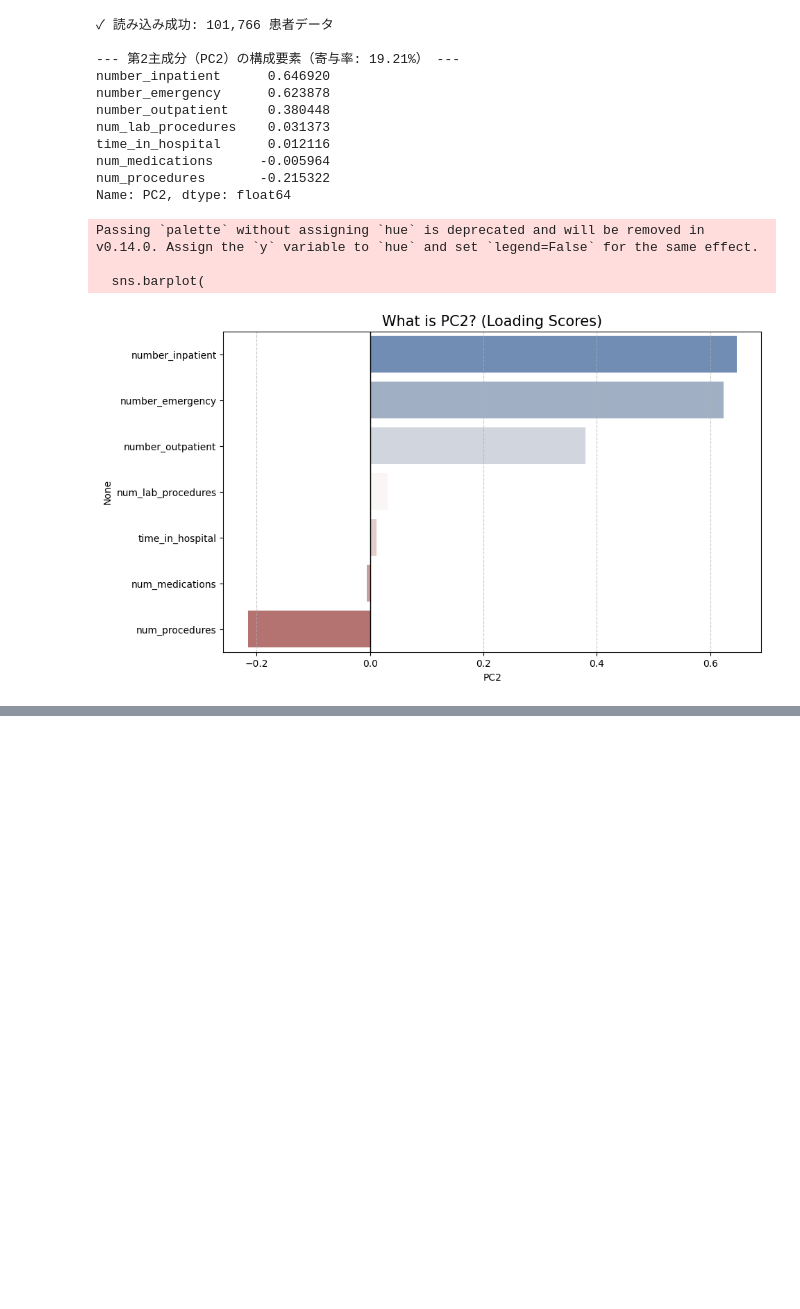
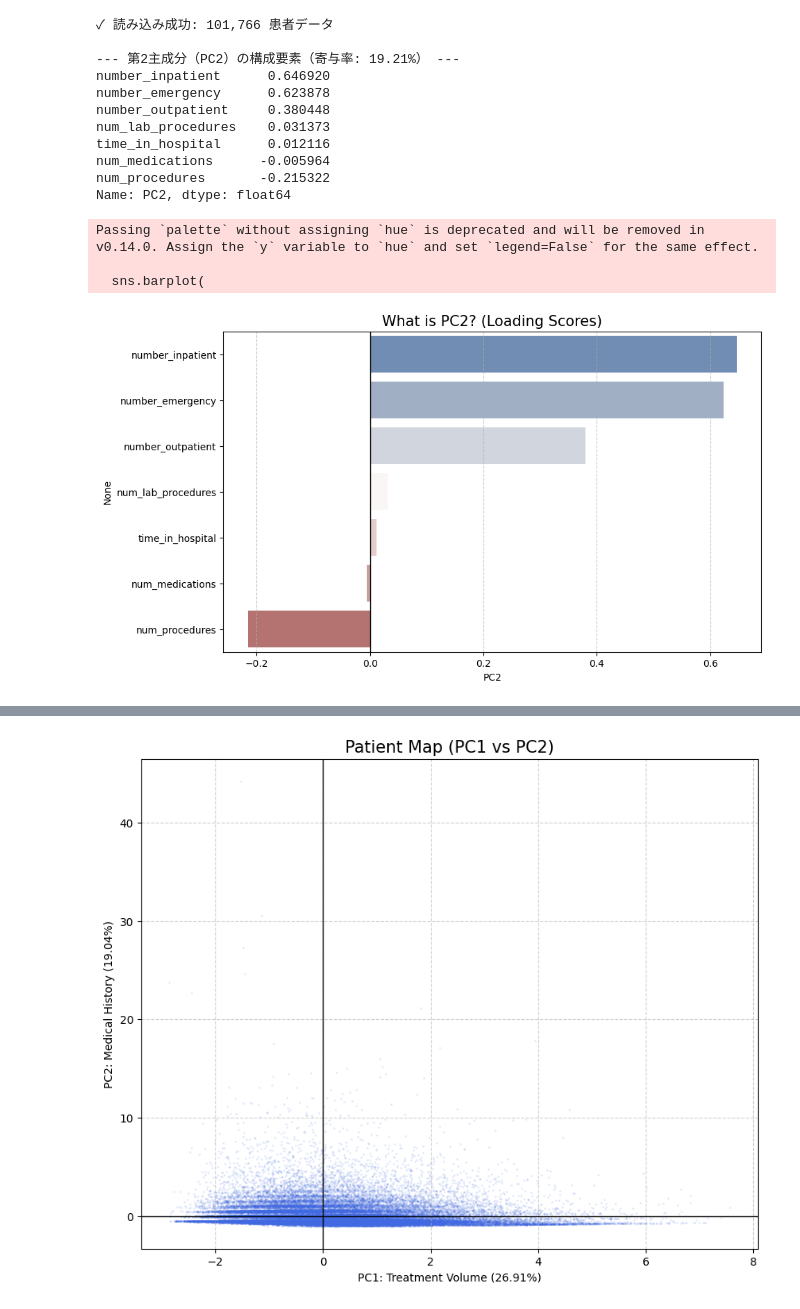
Before and after one commit to kaoru1018/diabetes-100k-analysis, a Jupyter notebook: データサイエンス.ipynb, the cells around one changed output, grey strips where cells are left out. Saved outputs shown, nothing was run; the diff lists cells and outputs as text; code cells hidden in the pictures; blank space fills up the shorter version.

```diff
--- a/データサイエンス.ipynb
+++ b/データサイエンス.ipynb
@@ -751,3 +751,82 @@ Passing `palette` without assigning `hue` is deprecated and will be removed in v
 
   sns.barplot(
 [figure]
+# %%
+import pandas as pd
+import numpy as np
+import os
+from sklearn.decomposition import PCA
+from sklearn.preprocessing import StandardScaler
+import matplotlib.pyplot as plt
+import seaborn as sns
+
+# 1. データの読み込み
+file_name = 'diabetic_data.csv'
+if os.path.exists(file_name):
+    df = pd.read_csv(file_name)
+    print(f"✓ 読み込み成功: {df.shape[0]:,} 患者データ")
+
+    # --- 工程2：断捨離（欠損値処理） ---
+    # 欠損率を計算し、30%を超える列を削除
+    missing_summary = (df == '?').sum()
+    missing_ratio = (missing_summary / len(df)) * 100
+    cols_to_drop = missing_ratio[missing_ratio > 30].index.tolist()
+    df_clean = df.drop(columns=cols_to_drop).copy()
+
+    # --- 工程3：型変換と穴埋め ---
+    # PCAで使用する「7つの指標」
+    pca_features = [
+        'time_in_hospital', 'num_lab_procedures', 'num_procedures',
+        'num_medications', 'number_outpatient', 'number_emergency', 'number_inpatient'
+    ]
+
+    # 数値への変換と、欠損値を中央値で穴埋め
+    for col in pca_features:
+        if col in df_clean.columns:
+            df_clean[col] = pd.to_numeric(df_clean[col], errors='coerce')
+            df_clean[col] = df_clean[col].fillna(df_clean[col].median())
+
+    # --- 工程4: PCA（主成分分析）の実行 ---
+    x = df_clean[pca_features]
+
+    # 単位を揃える（標準化）
+    scaler = StandardScaler()
+    x_scaled = scaler.fit_transform(x)
+
+    # PCAの計算
+    pca = PCA()
+    principal_components = pca.fit_transform(x_scaled)
+
+    # --- 工程5: 結果の表示 ---
+    print("\n--- PCA 寄与率の結果 ---")
+    ev_ratio = pca.explained_variance_ratio_
+    print(f"第1主成分 (PC1): {ev_ratio[0]*100:.2f}% (治療ボリュームの軸)")
+    print(f"第2主成分 (PC2): {ev_ratio[1]*100:.2f}% (受診歴・リピーターの軸)")
+    print(f"累積寄与率 (上位2つ合計): {sum(ev_ratio[:2])*100:.2f}%")
+
+    # --- 工程6: 第1・第2主成分による「患者マップ」の描画 ---
+    # PCAの結果をデータフレーム化
+    pca_df = pd.DataFrame(
+        data=principal_components,
+        columns=[f'PC{i+1}' for i in range(len(pca_features))]
+    )
+
+    plt.figure(figsize=(10, 8))
+
+    # 散布図を描画（点の透明度を alpha=0.1 にして、重なり具合を分かりやすくします）
+    plt.scatter(pca_df['PC1'], pca_df['PC2'], alpha=0.1, s=1, c='royalblue')
+
+    plt.title('Patient Map (PC1 vs PC2)', fontsize=15)
+    plt.xlabel(f'PC1: Treatment Volume ({ev_ratio[0]*100:.2f}%)')
+    plt.ylabel(f'PC2: Medical History ({ev_ratio[1]*100:.2f}%)')
+    plt.grid(True, linestyle='--', alpha=0.6)
+
+    # 平均値（0のライン）を強調する黒い十字線を引く
+    plt.axhline(0, color='black', lw=1)
+    plt.axvline(0, color='black', lw=1)
+
+    plt.show()
+
+else:
+    print("❌ ファイルが見つかりません。")
+# %% [output]
@@ -753,0 +839 @@ Passing `palette` without assigning `hue` is deprecated and will be removed in v
+[figure, added]
```
Also changed, not shown: parts of 1 cell of this notebook.
